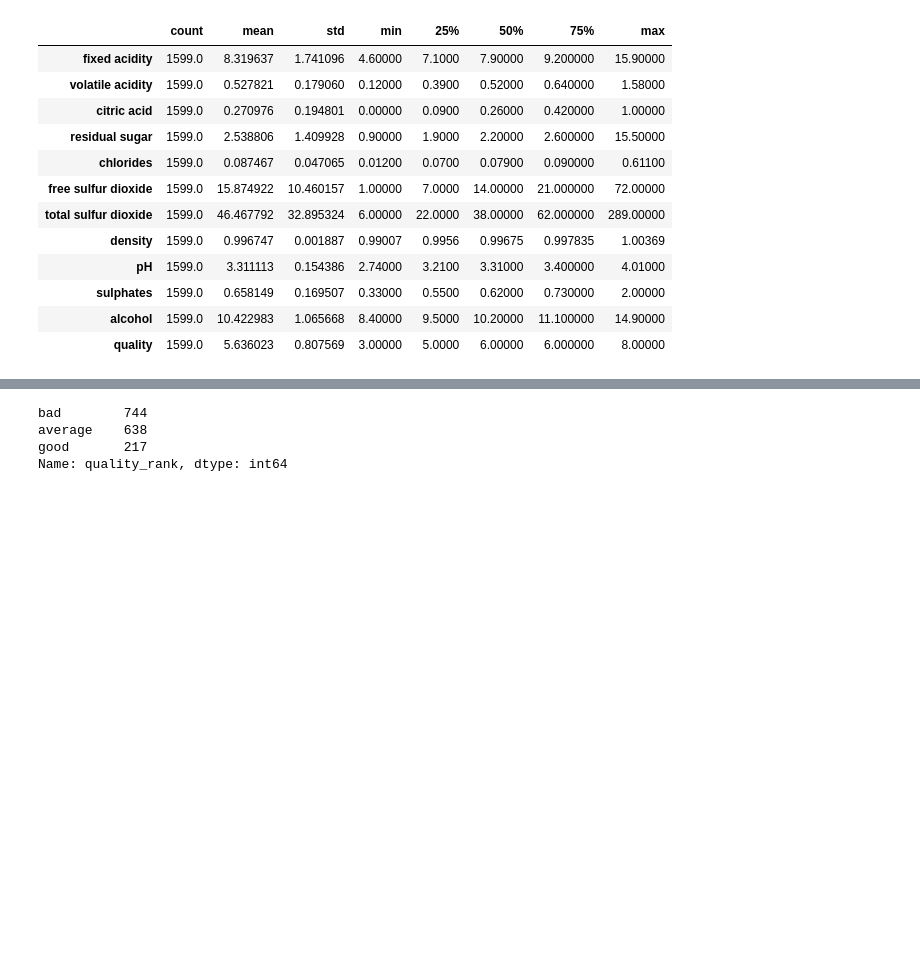
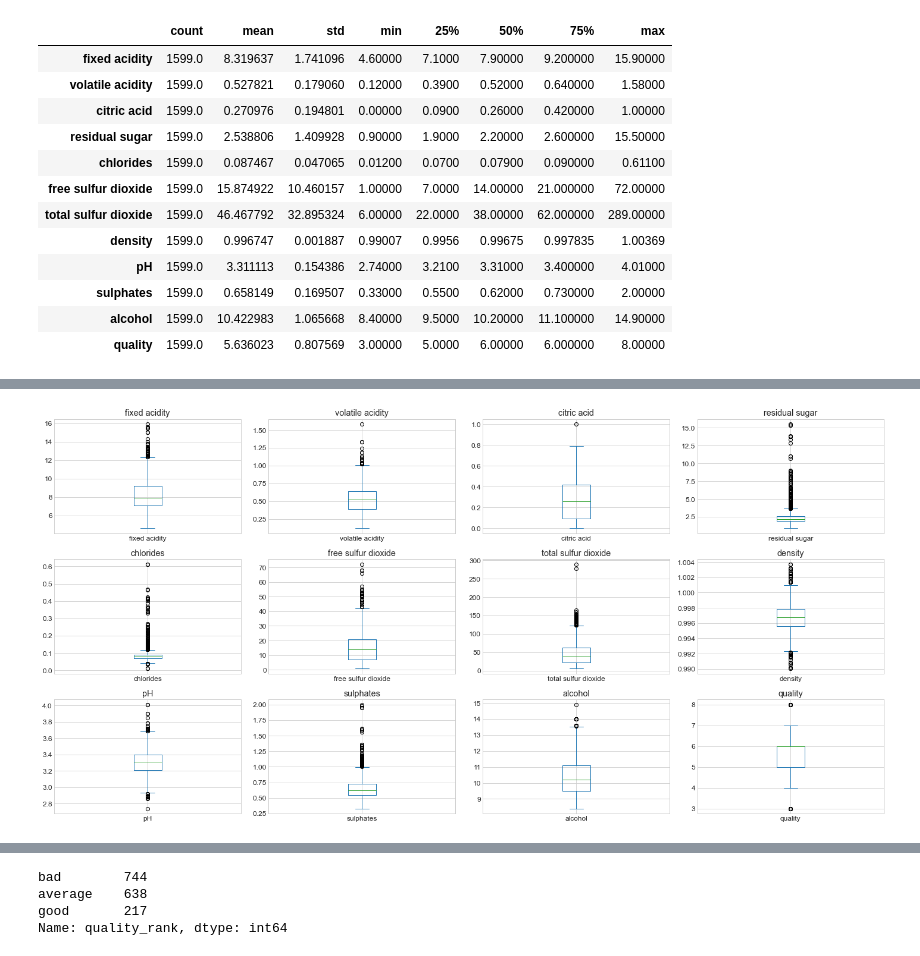
Before and after one commit to david-rodriguez-siller/personal-project, a Jupyter notebook: personal-project-wip.ipynb, the cells around one changed output, grey strips where cells are left out. Cells and saved outputs as stored; diff of their text form; code cells hidden in the pictures; blank space fills up the shorter version.

```diff
--- a/personal-project-wip.ipynb
+++ b/personal-project-wip.ipynb
@@ -77 +81,9 @@ for i, col in enumerate(df.columns):
+# %%
+fig, axs = plt.subplots(3, 4, figsize = (20, 10))
+fl_ax = axs.ravel()
+for i, col in enumerate(df.columns):
+    df[col].plot.box(ax = fl_ax[i], title = col)
+    plt.tight_layout()
+# %% [output]
+[figure, added]
 # %%
```
Also changed, not shown: parts of 6 cells of this notebook.
